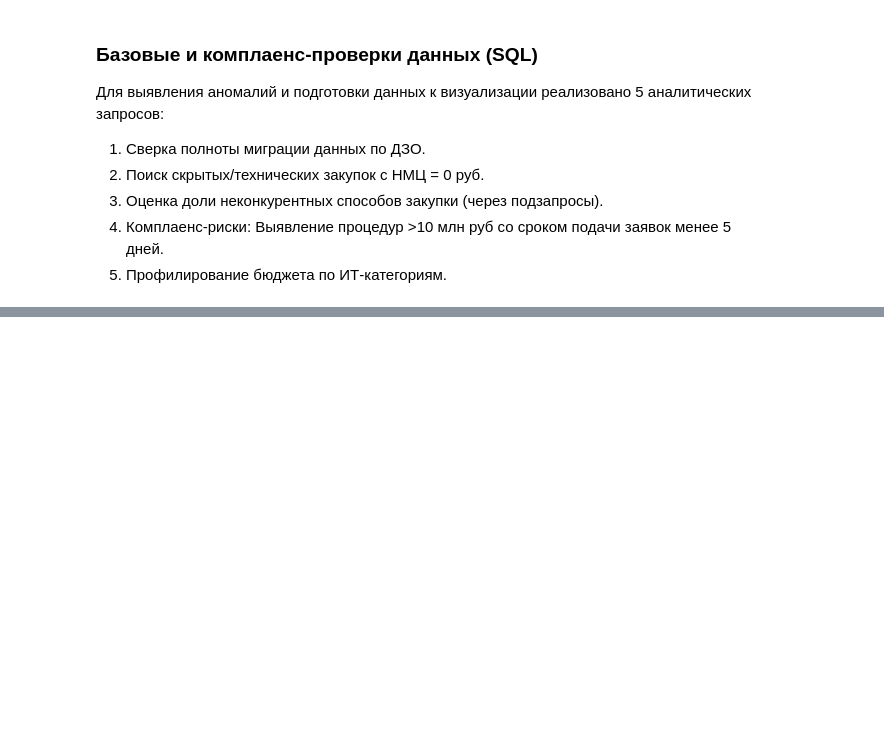
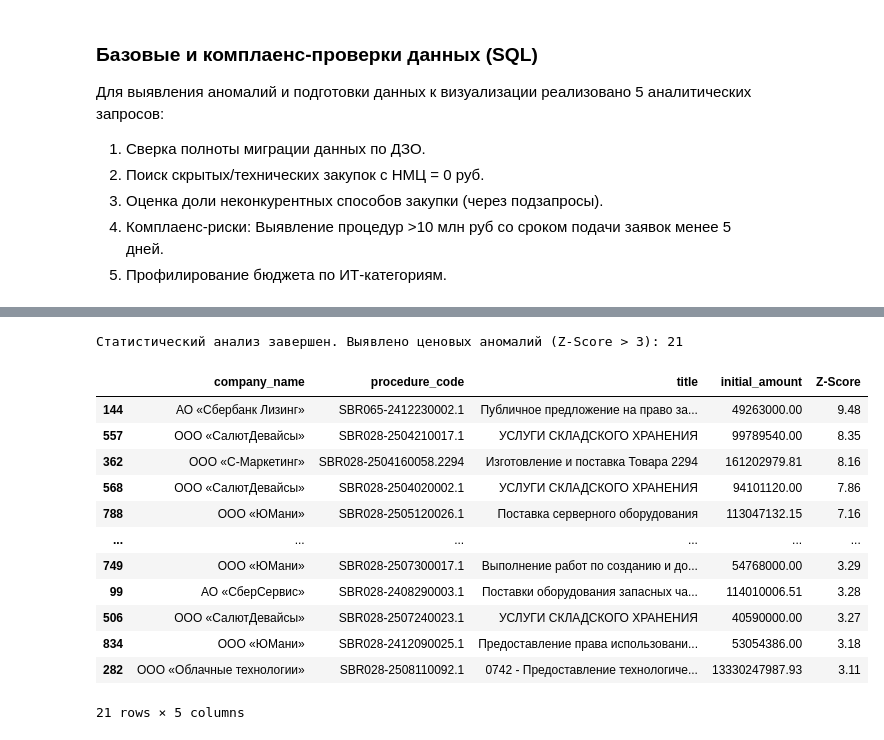
Before and after one commit to zxffg/sber_procurement_audit, a Jupyter notebook: notebooks/procurement_audit.ipynb, the cells around one changed output, grey strips where cells are left out. Saved outputs shown, nothing was run; the diff lists cells and outputs as text; code cells hidden in the pictures; blank space fills up the shorter version.

```diff
--- a/notebooks/procurement_audit.ipynb
+++ b/notebooks/procurement_audit.ipynb
@@ -171,0 +362,43 @@ display(pd.read_sql_query(q5, conn))
+# %%
+# Выгружаем все закупки с ненулевой стоимостью для расчета статистики
+query_anomalies = """
+SELECT procedure_code, company_name, title, initial_amount
+FROM procurement_flat
+WHERE initial_amount > 0
+"""
+df_anomalies = pd.read_sql_query(query_anomalies, conn)
+
+# Функция для расчета Z-Score внутри группы конкретной компании
+def calculate_z_score(group):
+    mean = group['initial_amount'].mean()
+    std = group['initial_amount'].std()
+
+    if std > 0:
+        group['Z-Score'] = (group['initial_amount'] - mean) / std
+    else:
+        group['Z-Score'] = 0.0
+    return group
+
+# Рассчитываем Z-score с группировкой по компаниям-заказчикам
+df_anomalies = df_anomalies.groupby('company_name').apply(calculate_z_score, include_groups=False).reset_index()
+
+# Фильтруем аномалии (выбросы за пределы 3 сигм)
+df_outliers = df_anomalies[df_anomalies['Z-Score'] > 3].sort_values('Z-Score', ascending=False)
+
+print(f"Статистический анализ завершен. Выявлено ценовых аномалий (Z-Score > 3): {len(df_outliers)}")
+display(df_outliers[['company_name', 'procedure_code', 'title', 'initial_amount', 'Z-Score']])
+# %% [output]
+Статистический анализ завершен. Выявлено ценовых аномалий (Z-Score > 3): 21
+|  | company_name | procedure_code | title | initial_amount | Z-Score |
+| 144 | АО «Сбербанк Лизинг» | SBR065-2412230002.1 | Публичное предложение на право за... | 49263000.00 | 9.48 |
+| 557 | ООО «СалютДевайсы» | SBR028-2504210017.1 | УСЛУГИ СКЛАДСКОГО ХРАНЕНИЯ | 99789540.00 | 8.35 |
+| 362 | ООО «С-Маркетинг» | SBR028-2504160058.2294 | Изготовление и поставка Товара 2294 | 161202979.81 | 8.16 |
+| 568 | ООО «СалютДевайсы» | SBR028-2504020002.1 | УСЛУГИ СКЛАДСКОГО ХРАНЕНИЯ | 94101120.00 | 7.86 |
+| 788 | ООО «ЮМани» | SBR028-2505120026.1 | Поставка серверного оборудования | 113047132.15 | 7.16 |
+| ... | ... | ... | ... | ... | ... |
+| 749 | ООО «ЮМани» | SBR028-2507300017.1 | Выполнение работ по созданию и до... | 54768000.00 | 3.29 |
+| 99 | АО «СберСервис» | SBR028-2408290003.1 | Поставки оборудования запасных ча... | 114010006.51 | 3.28 |
+| 506 | ООО «СалютДевайсы» | SBR028-2507240023.1 | УСЛУГИ СКЛАДСКОГО ХРАНЕНИЯ | 40590000.00 | 3.27 |
+| 834 | ООО «ЮМани» | SBR028-2412090025.1 | Предоставление права использовани... | 53054386.00 | 3.18 |
+| 282 | ООО «Облачные технологии» | SBR028-2508110092.1 | 0742 - Предоставление технологиче... | 13330247987.93 | 3.11 |
+21 rows × 5 columns
```
Also changed, not shown: parts of 11 cells of this notebook, 2 other files.
